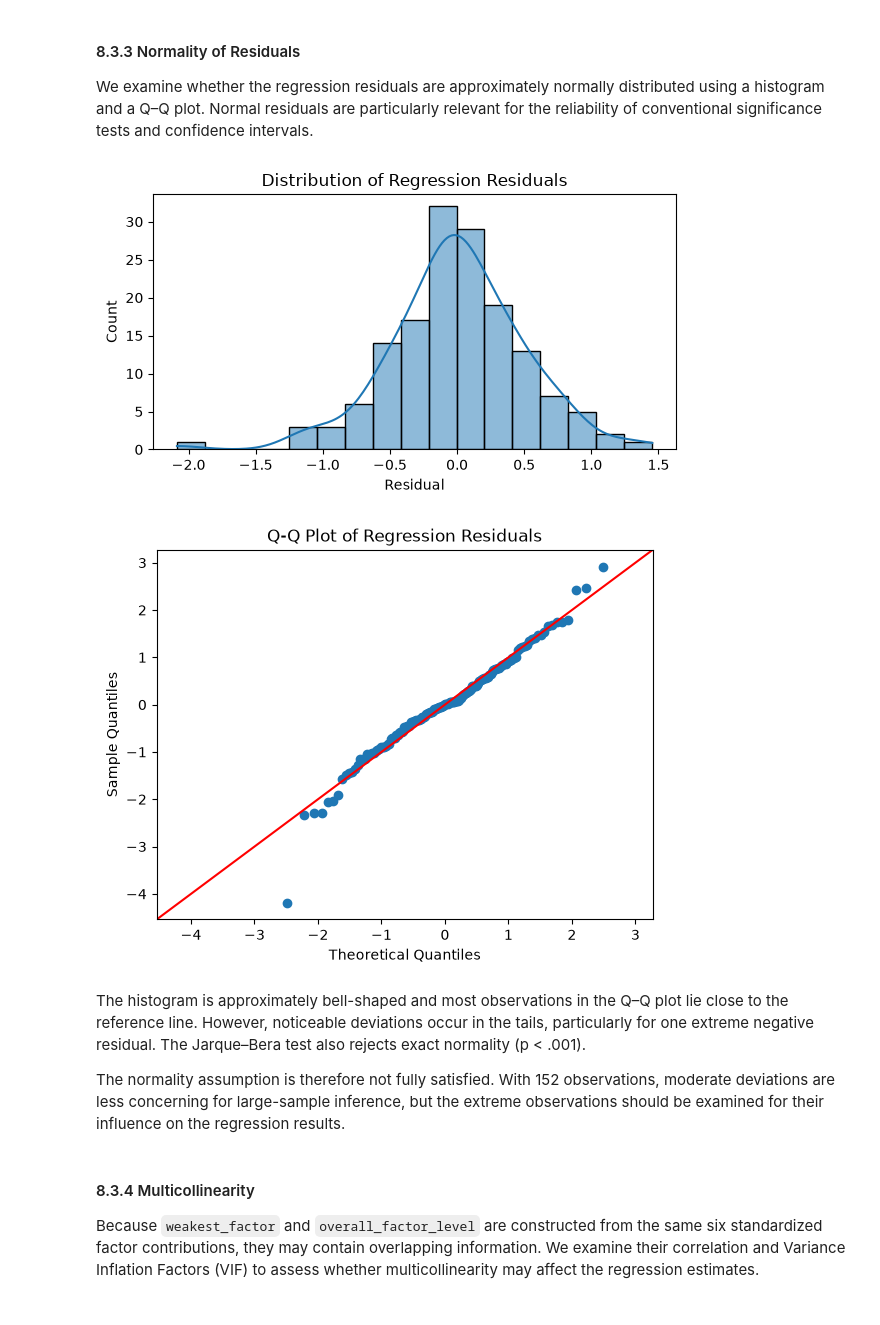
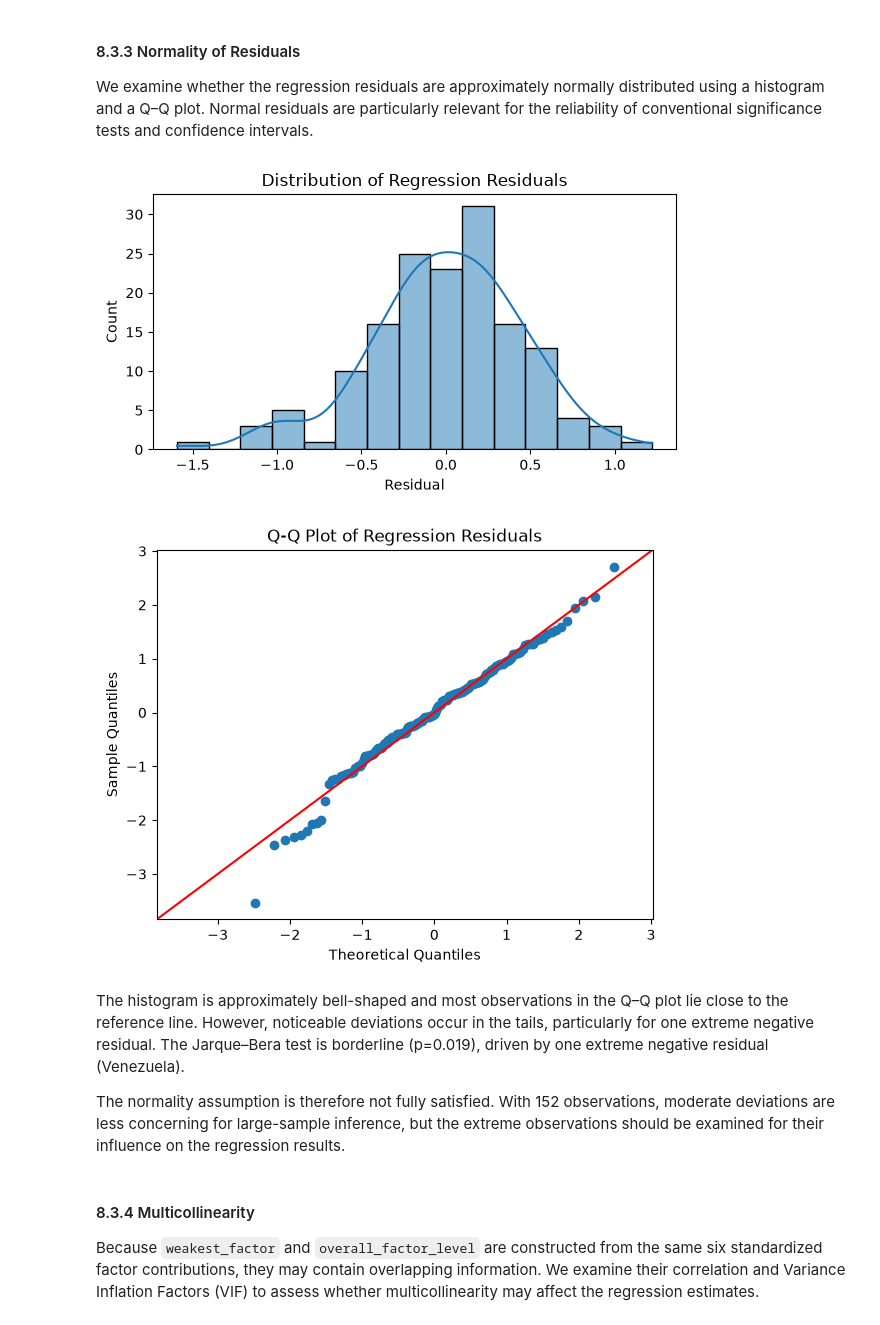
Before and after one commit to GiacomoAle8/ResearchMethodsProject, a Jupyter notebook: project.ipynb, the cells around one changed output. Cells and saved outputs as stored; diff of their text form; code cells hidden in the pictures.

```diff
--- a/project.ipynb
+++ b/project.ipynb
@@ -1561,22 +1369,22 @@ We examine whether the regression residuals are approximately normally distribut
 # %%
 # histogram of residuals
 plt.figure(figsize=(6, 3.5))
-sns.histplot(model_2.resid, kde=True)
+sns.histplot(model_3.resid, kde=True)
 plt.title("Distribution of Regression Residuals")
 plt.xlabel("Residual")
 plt.tight_layout()
 plt.show()
 # %% [output]
-[figure, old version]
+[figure, new version]
 # %%
 # Q-Q plot
-sm.qqplot(model_2.resid, line="45", fit=True)
+sm.qqplot(model_3.resid, line="45", fit=True)
 plt.title("Q-Q Plot of Regression Residuals")
 plt.show()
 # %% [output]
-[figure, old version]
+[figure, new version]
 # %% [markdown]
-The histogram is approximately bell-shaped and most observations in the Q–Q plot lie close to the reference line. However, noticeable deviations occur in the tails, particularly for one extreme negative residual. The Jarque–Bera test also rejects exact normality (p < .001).
+The histogram is approximately bell-shaped and most observations in the Q–Q plot lie close to the reference line. However, noticeable deviations occur in the tails, particularly for one extreme negative residual. The Jarque–Bera test is borderline (p=0.019), driven by one extreme negative residual (Venezuela).
 
 The normality assumption is therefore not fully satisfied. With 152 observations, moderate deviations are less concerning for large-sample inference, but the extreme observations should be examined for their influence on the regression results.
 # %% [markdown]
```
Also changed, not shown: parts of 40 cells of this notebook.
